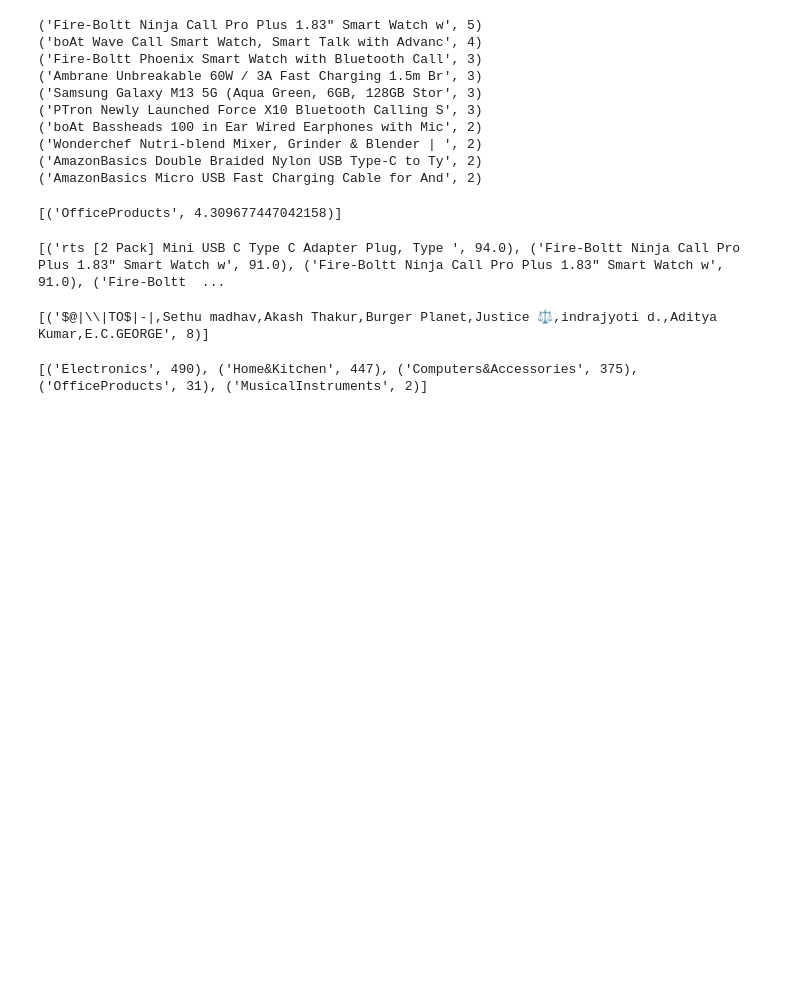
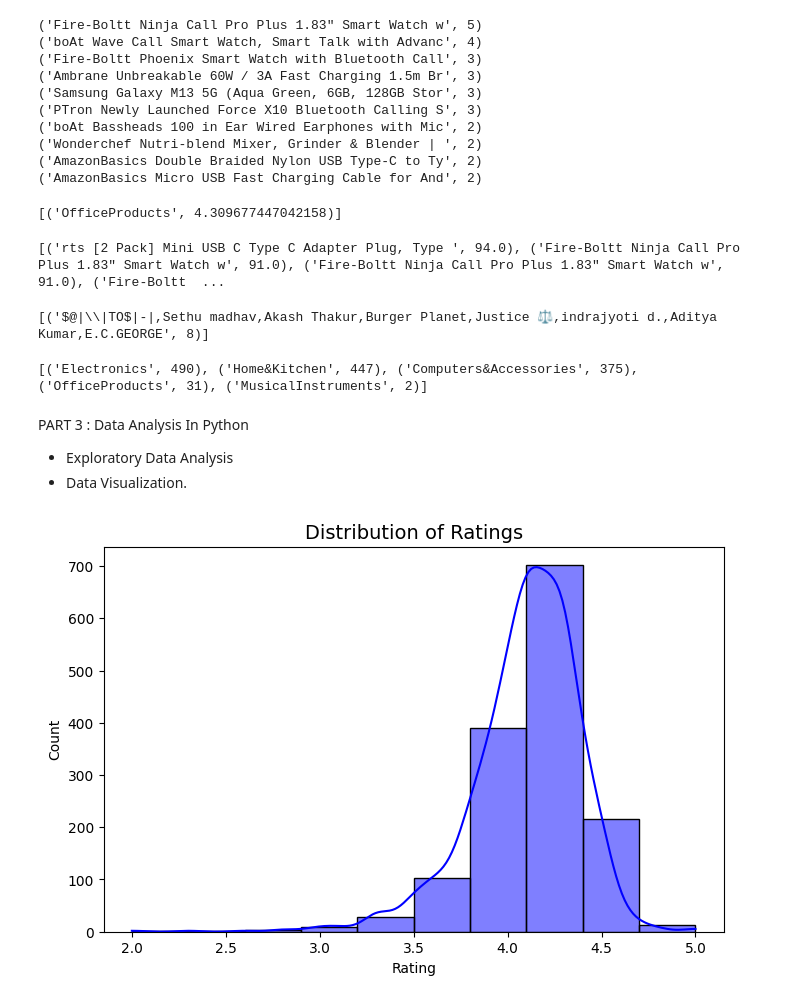
Before and after one commit to wamaithajoy/E-Commerce-Product-Recommendation-System, a Jupyter notebook: ecommerce_analysis.ipynb, the cells around one changed output. Drawn from its saved outputs; the diff is of its cells as text; code cells hidden in the pictures; blank space fills up the shorter version.

Commit message:
Performed EDA and Visualization

```diff
--- a/ecommerce_analysis.ipynb
+++ b/ecommerce_analysis.ipynb
@@ -399,3 +400,17 @@ print(result)
 # ✅ Close cursor and database connection
 cursor.close()
 conn.close()
+# %% [markdown]
+PART 3 : Data Analysis In Python
+- Exploratory Data Analysis
+- Data Visualization.
+# %%
+# Plotted a histogram to see the distribution of ratings
+plt.figure(figsize=(8, 5))
+sns.histplot(df["rating"], bins=10, kde=True, color="blue")
+plt.title("Distribution of Ratings", fontsize=14)
+plt.xlabel("Rating")
+plt.ylabel("Count")
+plt.show()
+# %% [output]
+[figure, added]
```
Also changed, not shown: parts of 17 cells of this notebook.
